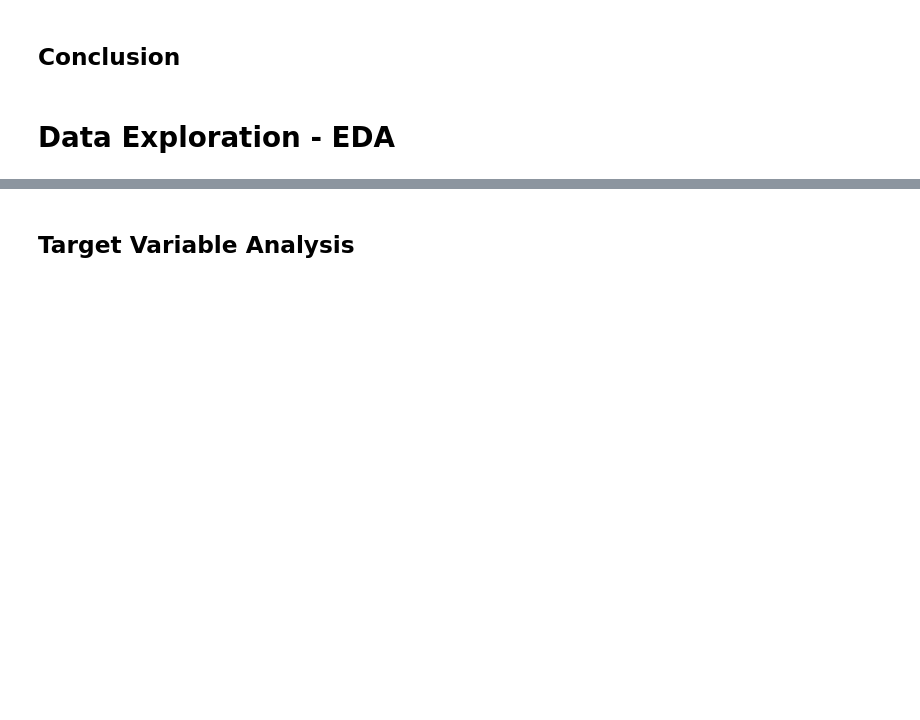
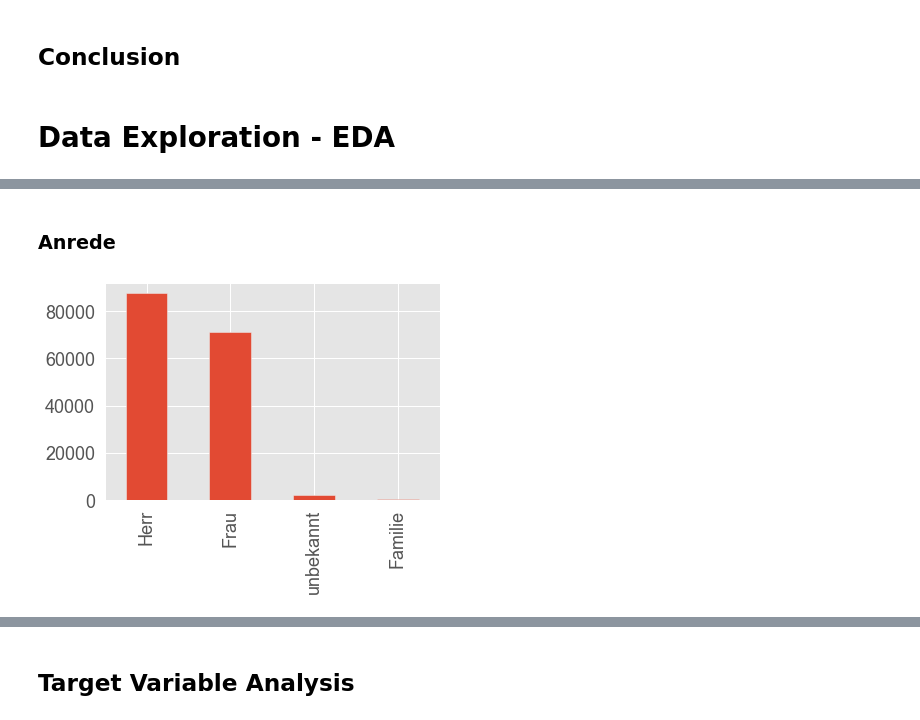
Before and after one commit to jb-ds2020/nf-ds3-capstone-churn-prevention, a Jupyter notebook: Capstone_Zeit.ipynb, the cells around one changed output, grey strips where cells are left out. Cells and saved outputs as stored; diff of their text form; code cells hidden in the pictures; blank space fills up the shorter version.

```diff
--- a/Capstone_Zeit.ipynb
+++ b/Capstone_Zeit.ipynb
@@ -163,0 +226,2 @@ Purpose: Fix the inconsistencies within the data and handle the missing values
+# %% [markdown]
+### Anrede
@@ -163,0 +230,4 @@ Purpose: Fix the inconsistencies within the data and handle the missing values
+# %%
+df.anrede.value_counts().plot(kind='bar');
+# %% [output]
+[figure, added]
```
Also changed, not shown: parts of 42 cells of this notebook, 7 other files.
